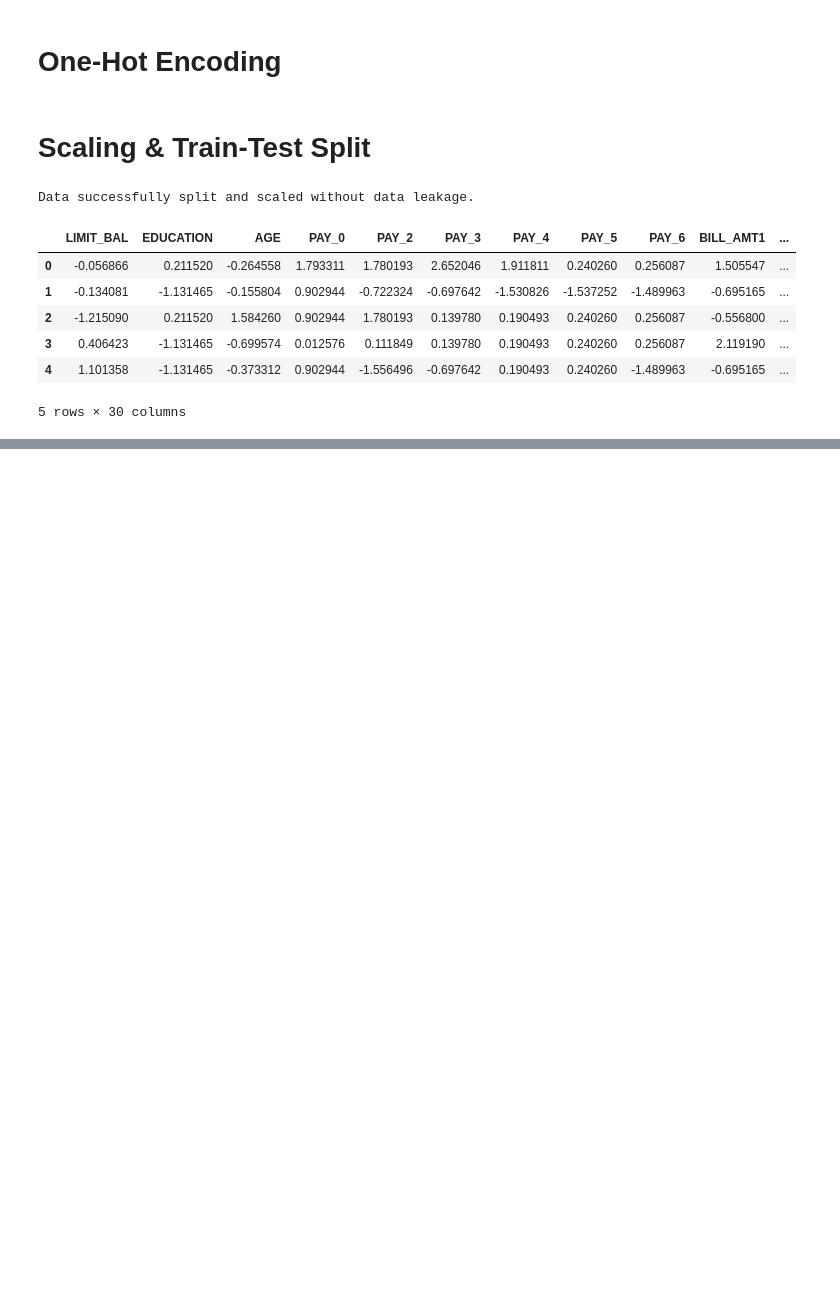
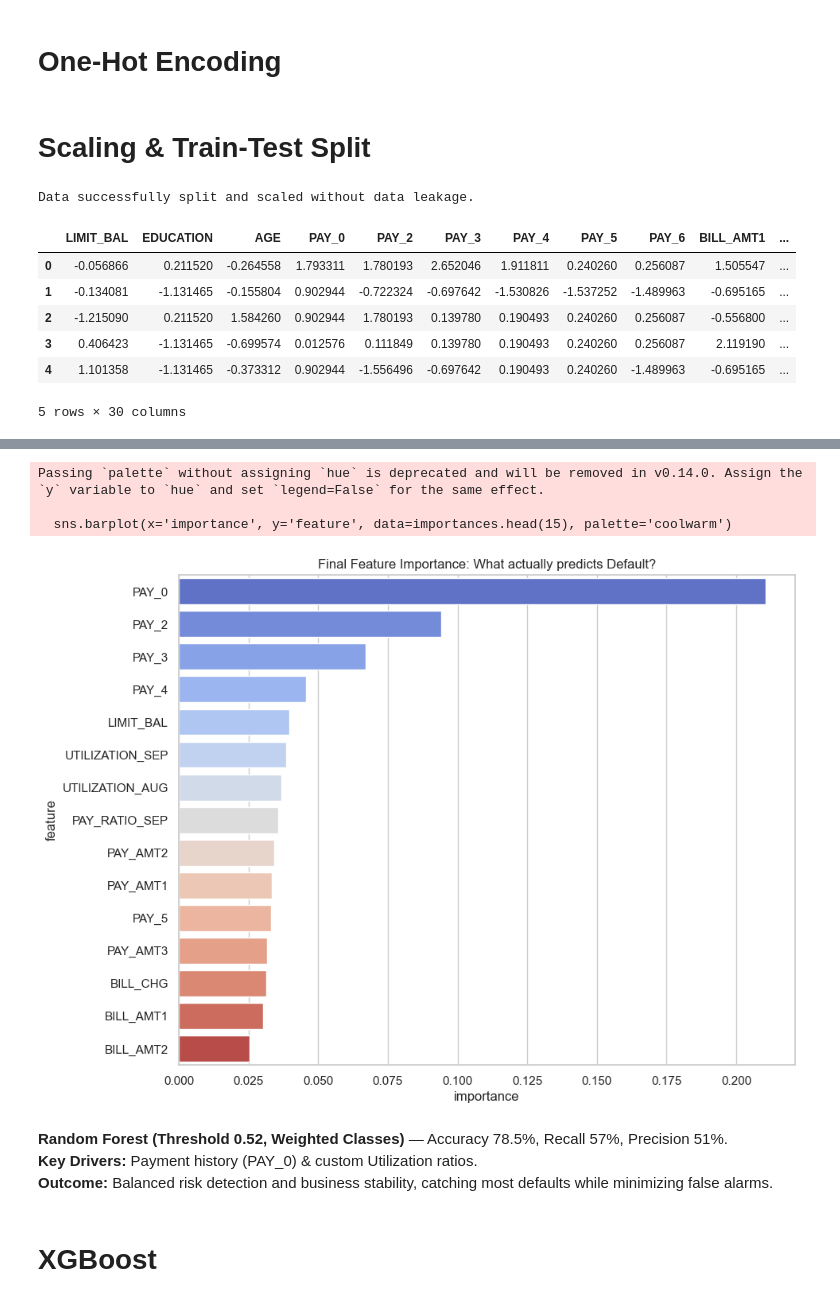
Before and after one commit to Maxim-Lysik/Fintech_payments_risk_analysis, a Jupyter notebook: notebooks/Payment_risk_analysis_notebook.ipynb, the cells around one changed output, grey strips where cells are left out. Cells and saved outputs as stored; diff of their text form; code cells hidden in the pictures; blank space fills up the shorter version.

```diff
--- a/notebooks/Payment_risk_analysis_notebook.ipynb
+++ b/notebooks/Payment_risk_analysis_notebook.ipynb
@@ -202,0 +209,23 @@ X_train_scaled_df.head()
+# %%
+# 1. Initialize the model
+# We use class_weight='balanced' to handle the 22% default rate
+rf_model = RandomForestClassifier(
+    n_estimators=200,
+    max_depth=10,        # Ограничим глубину, чтобы избежать переобучения
+    class_weight={0: 1, 1: 4}, # Вес для дефолта в 4 раза выше
+    random_state=42
+)
+rf_model.fit(X_train_scaled, y_train)
+
+# 2. Train the model using the scaled training data
+rf_model.fit(X_train_scaled, y_train)
+
+# 3. Make predictions on the scaled test data
+y_pred = rf_model.predict(X_test_scaled)
+
+# 4. Print overall accuracy
+print(f"Overall Accuracy: {accuracy_score(y_test, y_pred):.4f}")
+
+# 5. Detailed report (Precision, Recall, F1-score)
+print("\nClassification Report:")
+print(classification_report(y_test, y_pred))
@@ -202,0 +291,23 @@ X_train_scaled_df.head()
+# %%
+# Create importance dataframe
+importances = pd.DataFrame({
+    'feature': X.columns,
+    'importance': rf_model.feature_importances_
+}).sort_values('importance', ascending=False)
+
+# Visualizing the TOP features
+plt.figure(figsize=(10, 8))
+sns.barplot(x='importance', y='feature', data=importances.head(15), palette='coolwarm')
+plt.title('Final Feature Importance: What actually predicts Default?')
+plt.show()
+# %% [output]
+Passing `palette` without assigning `hue` is deprecated and will be removed in v0.14.0. Assign the `y` variable to `hue` and set `legend=False` for the same effect.
+
+  sns.barplot(x='importance', y='feature', data=importances.head(15), palette='coolwarm')
+[figure, added]
+# %% [markdown]
+**Random Forest (Threshold 0.52, Weighted Classes)** — Accuracy 78.5%, Recall 57%, Precision 51%.
+**Key Drivers:** Payment history (PAY_0) & custom Utilization ratios.
+**Outcome:** Balanced risk detection and business stability, catching most defaults while minimizing false alarms.
+# %% [markdown]
+# XGBoost
```
Also changed, not shown: parts of 5 cells of this notebook, 1 other file.
